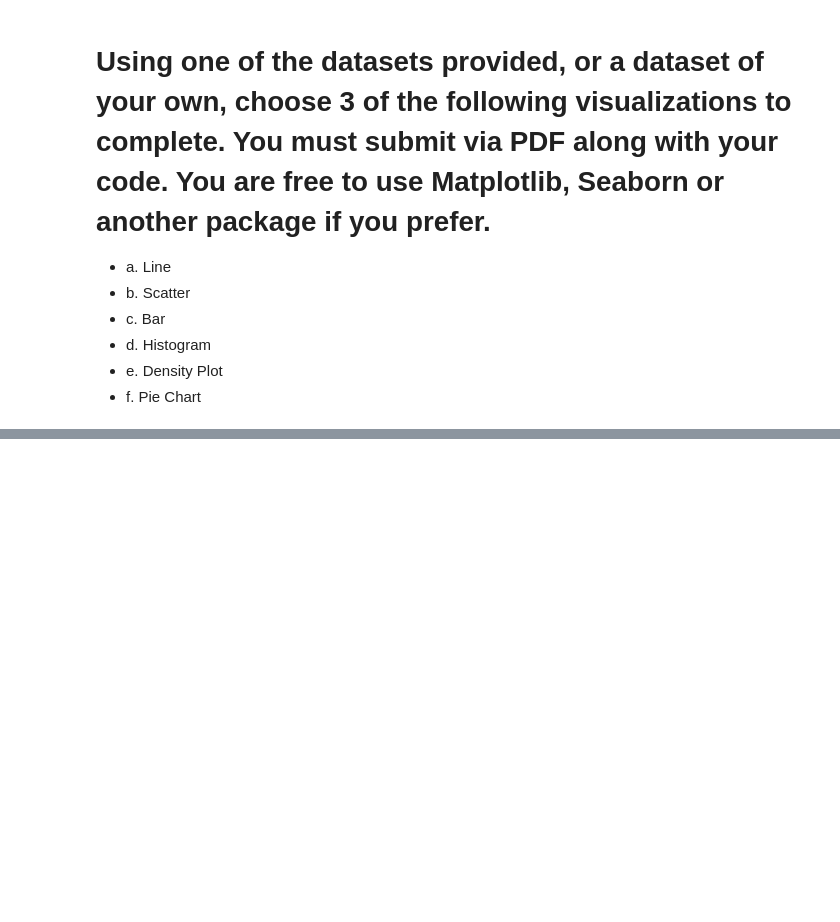
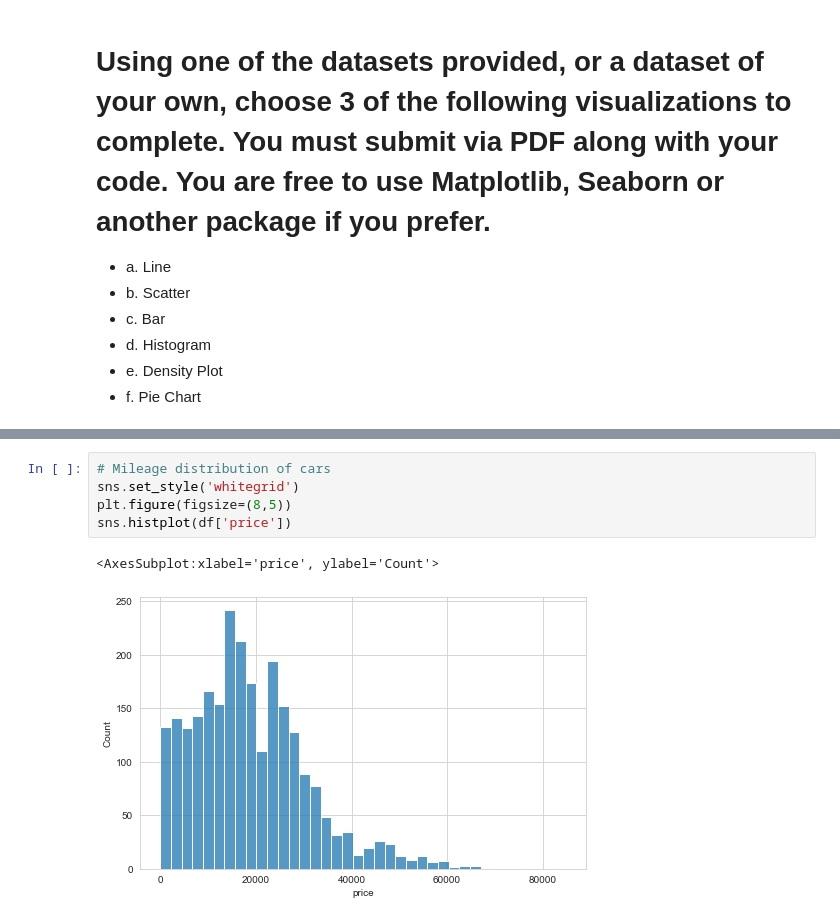
Before and after one commit to JoshuaShepard87/DSC540, a Jupyter notebook: week7/Joshua_Burden_Weeks7_and_8_Excercises.ipynb, the cells around one changed output, grey strips where cells are left out. Drawn from its saved outputs; the diff is of its cells as text; blank space fills up the shorter version.

```diff
--- a/week7/Joshua_Burden_Weeks7_and_8_Excercises.ipynb
+++ b/week7/Joshua_Burden_Weeks7_and_8_Excercises.ipynb
@@ -438,0 +456,8 @@ ImportError: cannot import name 'StreamListener' from 'tweepy.streaming' (/Users
+# %%
+# Mileage distribution of cars
+sns.set_style('whitegrid')
+plt.figure(figsize=(8,5))
+sns.histplot(df['price'])
+# %% [output]
+<AxesSubplot:xlabel='price', ylabel='Count'>
+[figure, added]
```
Also changed, not shown: parts of 21 cells of this notebook, 7 other files.
